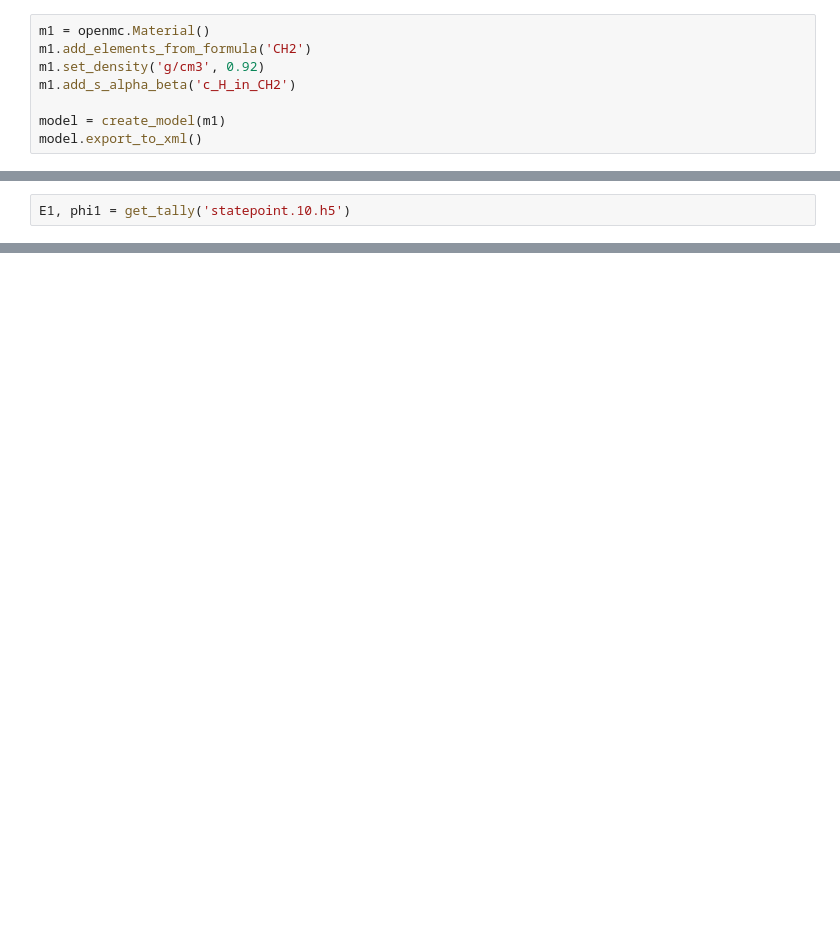
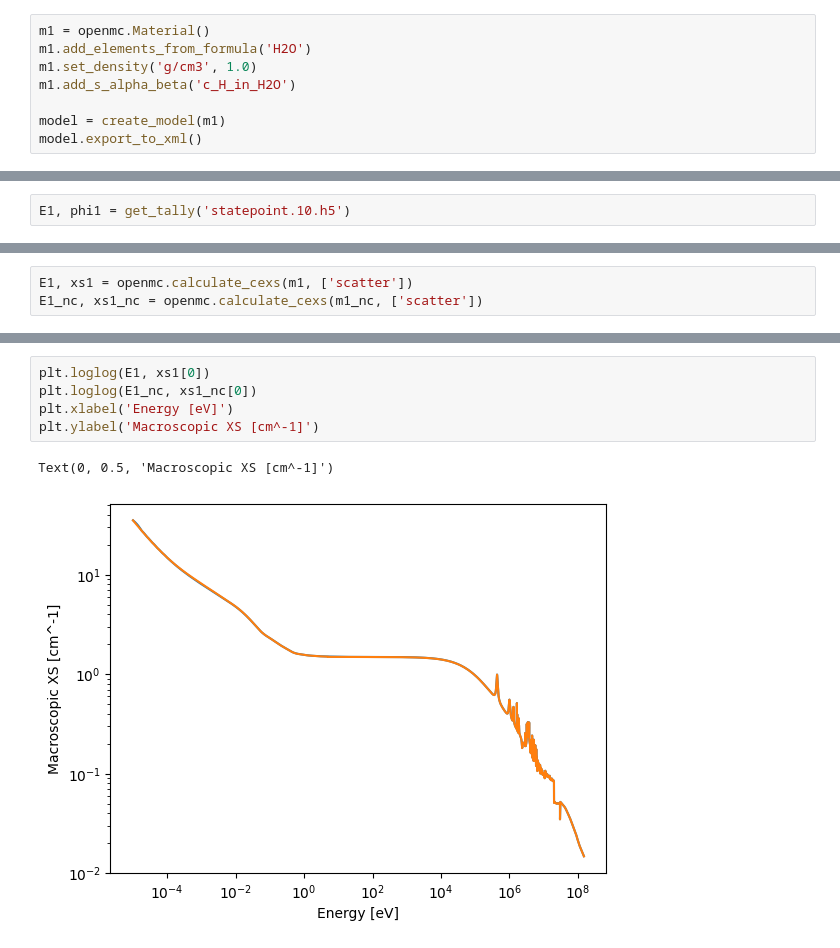
Before and after one commit to highness-eu/TSL_School, a Jupyter notebook: openmc/Examples/Infinite_Spectra/TSL_School-Infinite_Spectra.ipynb, the cells around one changed output, grey strips where cells are left out. Drawn from its saved outputs; the diff is of its cells as text; blank space fills up the shorter version.

```diff
--- a/openmc/Examples/Infinite_Spectra/TSL_School-Infinite_Spectra.ipynb
+++ b/openmc/Examples/Infinite_Spectra/TSL_School-Infinite_Spectra.ipynb
@@ -55,9 +55,9 @@ def get_tally(spfile='statepoint.10.h5'):
 We can now apply this to the calculation of spectra to different materials:
 # %%
 m1 = openmc.Material()
-m1.add_elements_from_formula('CH2')
-m1.set_density('g/cm3', 0.92)
-m1.add_s_alpha_beta('c_H_in_CH2')
+m1.add_elements_from_formula('H2O')
+m1.set_density('g/cm3', 1.0)
+m1.add_s_alpha_beta('c_H_in_H2O')
 
 model = create_model(m1)
 model.export_to_xml()
@@ -124,0 +129,3 @@ plt.loglog(E2,phi2)
+# %%
+E1, xs1 = openmc.calculate_cexs(m1, ['scatter'])
+E1_nc, xs1_nc = openmc.calculate_cexs(m1_nc, ['scatter'])
@@ -124,0 +134,8 @@ plt.loglog(E2,phi2)
+# %%
+plt.loglog(E1, xs1[0])
+plt.loglog(E1_nc, xs1_nc[0])
+plt.xlabel('Energy [eV]')
+plt.ylabel('Macroscopic XS [cm^-1]')
+# %% [output]
+Text(0, 0.5, 'Macroscopic XS [cm^-1]')
+[figure, added]
```
Also changed, not shown: parts of 5 cells of this notebook.
